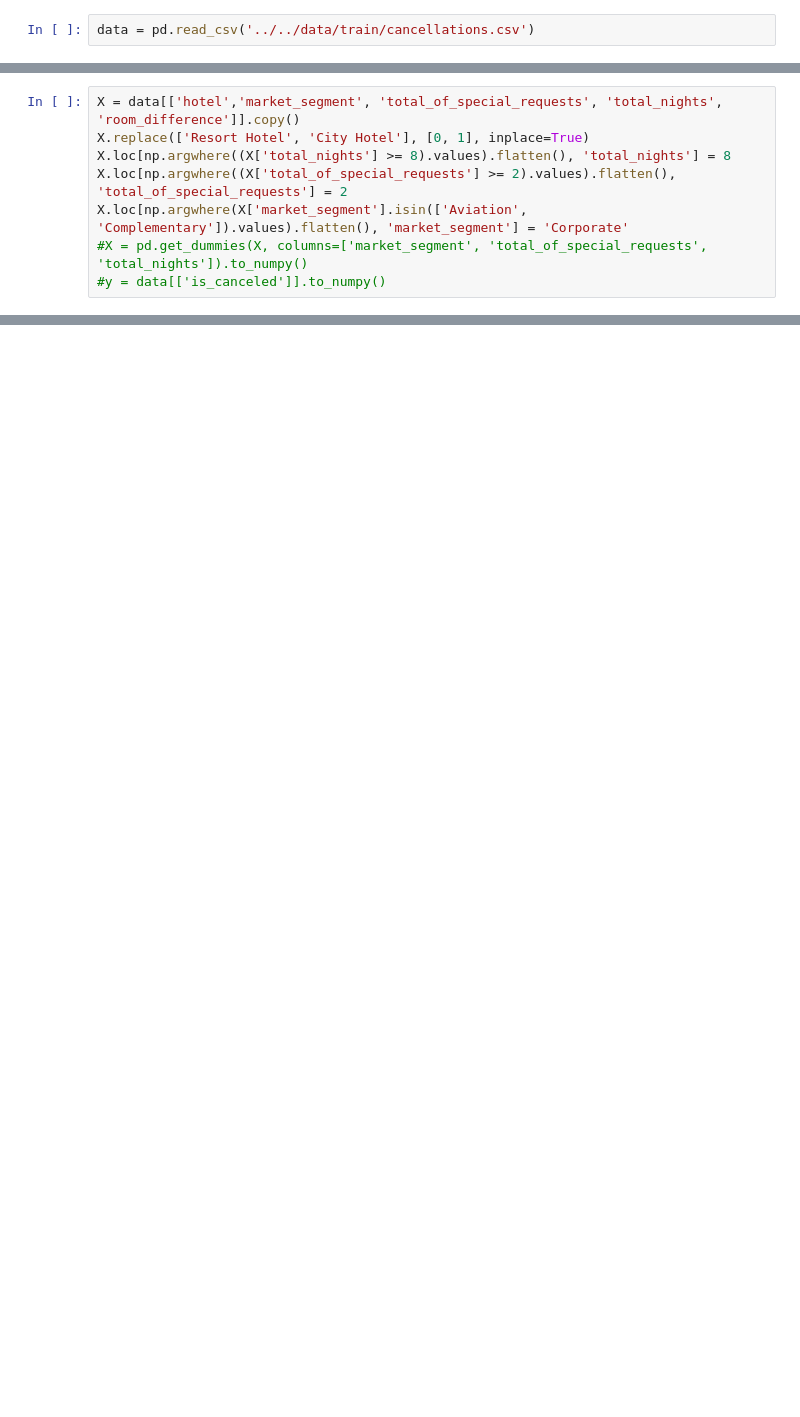
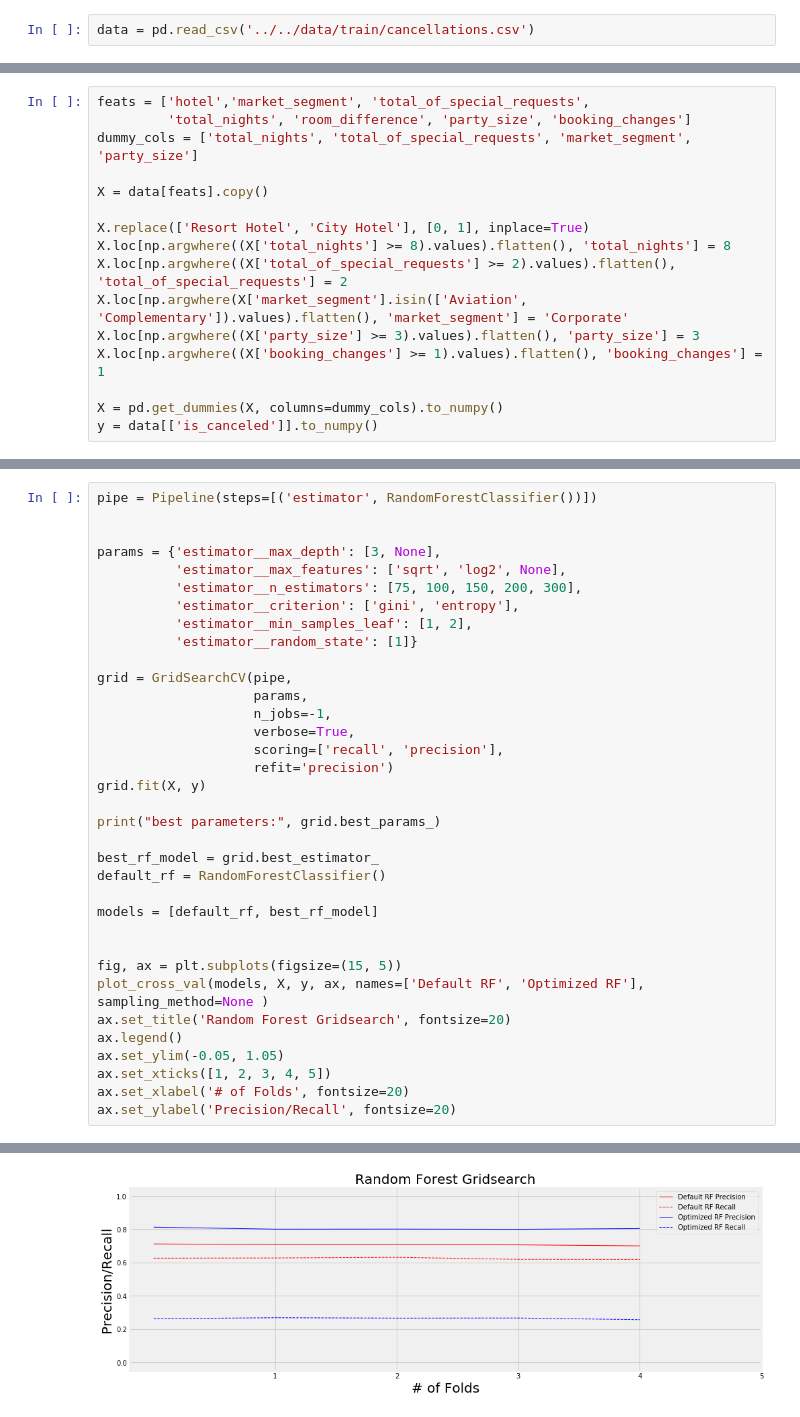
Before and after one commit to rcohngru/hotel-cancellations, a Jupyter notebook: src/notebooks/model_tuning.ipynb, the cells around one changed output, grey strips where cells are left out. Cells and saved outputs as stored; diff of their text form; blank space fills up the shorter version.

```diff
--- a/src/notebooks/model_tuning.ipynb
+++ b/src/notebooks/model_tuning.ipynb
@@ -27,8 +32,16 @@ data = pd.read_csv('../../data/train/cancellations.csv')
 # %%
-X = data[['hotel','market_segment', 'total_of_special_requests', 'total_nights', 'room_difference']].copy()
+feats = ['hotel','market_segment', 'total_of_special_requests',
+         'total_nights', 'room_difference', 'party_size', 'booking_changes']
+dummy_cols = ['total_nights', 'total_of_special_requests', 'market_segment', 'party_size']
+
+X = data[feats].copy()
+
 X.replace(['Resort Hotel', 'City Hotel'], [0, 1], inplace=True)
 X.loc[np.argwhere((X['total_nights'] >= 8).values).flatten(), 'total_nights'] = 8
 X.loc[np.argwhere((X['total_of_special_requests'] >= 2).values).flatten(), 'total_of_special_requests'] = 2
 X.loc[np.argwhere(X['market_segment'].isin(['Aviation', 'Complementary']).values).flatten(), 'market_segment'] = 'Corporate'
-#X = pd.get_dummies(X, columns=['market_segment', 'total_of_special_requests', 'total_nights']).to_numpy()
-#y = data[['is_canceled']].to_numpy()
+X.loc[np.argwhere((X['party_size'] >= 3).values).flatten(), 'party_size'] = 3
+X.loc[np.argwhere((X['booking_changes'] >= 1).values).flatten(), 'booking_changes'] = 1
+
+X = pd.get_dummies(X, columns=dummy_cols).to_numpy()
+y = data[['is_canceled']].to_numpy()
@@ -88,0 +50,36 @@ Index(['hotel', 'is_canceled', 'lead_time', 'arrival_date_year',
+# %%
+pipe = Pipeline(steps=[('estimator', RandomForestClassifier())])
+
+
+params = {'estimator__max_depth': [3, None],
+          'estimator__max_features': ['sqrt', 'log2', None],
+          'estimator__n_estimators': [75, 100, 150, 200, 300],
+          'estimator__criterion': ['gini', 'entropy'],
+          'estimator__min_samples_leaf': [1, 2],
+          'estimator__random_state': [1]}
+
+grid = GridSearchCV(pipe,
+                    params,
+                    n_jobs=-1,
+                    verbose=True,
+                    scoring=['recall', 'precision'],
+                    refit='precision')
+grid.fit(X, y)
+
+print("best parameters:", grid.best_params_)
+
+best_rf_model = grid.best_estimator_
+default_rf = RandomForestClassifier()
+
+models = [default_rf, best_rf_model]
+
+
+fig, ax = plt.subplots(figsize=(15, 5))
+plot_cross_val(models, X, y, ax, names=['Default RF', 'Optimized RF'], sampling_method=None )
+ax.set_title('Random Forest Gridsearch', fontsize=20)
+ax.legend()
+ax.set_ylim(-0.05, 1.05)
+ax.set_xticks([1, 2, 3, 4, 5])
+ax.set_xlabel('# of Folds', fontsize=20)
+ax.set_ylabel('Precision/Recall', fontsize=20)
+# %% [output]
@@ -88,0 +94 @@ Index(['hotel', 'is_canceled', 'lead_time', 'arrival_date_year',
+[figure, added]
```
Also changed, not shown: parts of 10 cells of this notebook, 3 other files.
